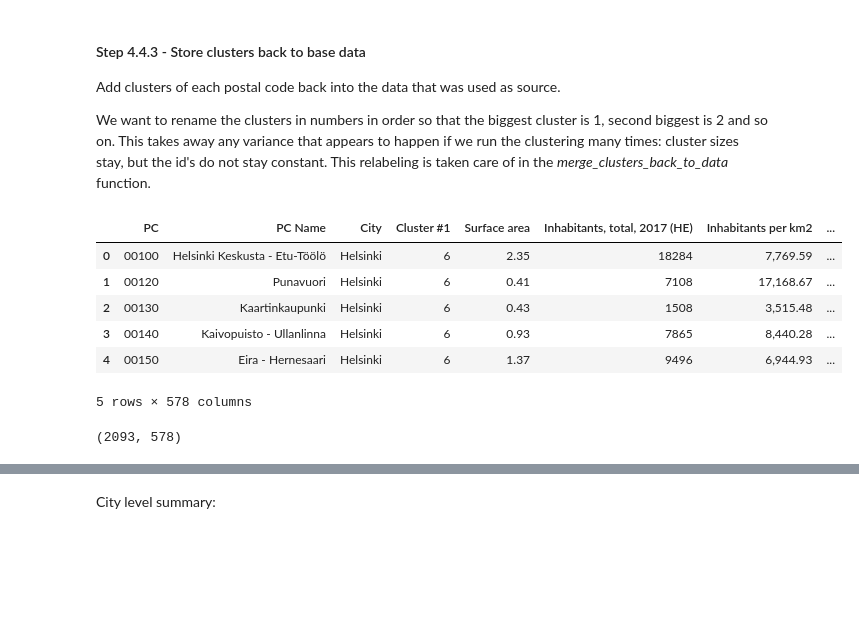
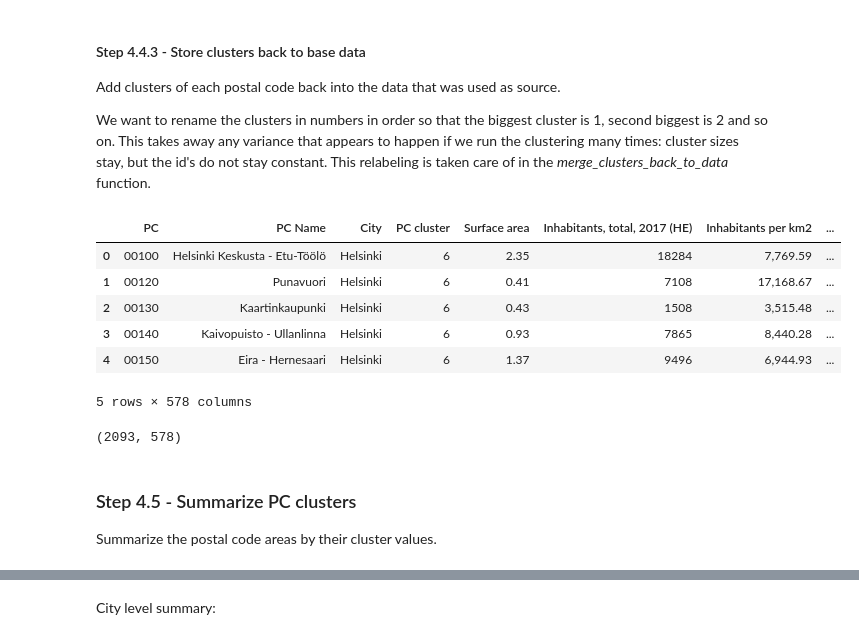
Before and after one commit to aitennek/Coursera_Capstone, a Jupyter notebook: Final_assignment/Capstone workbook.ipynb, the cells around one changed output, grey strips where cells are left out. Cells and saved outputs as stored; diff of their text form; code cells hidden in the pictures; blank space fills up the shorter version.

```diff
--- a/Final_assignment/Capstone workbook.ipynb
+++ b/Final_assignment/Capstone workbook.ipynb
@@ -1621,14 +1780,14 @@ if we run the clustering many times: cluster sizes stay, but the id's do not sta
 # %%
 
 # Add the cluster ids back to the source data
-paavo_venues_df = merge_clusters_back_to_data(paavo_venues_df['City'].isin(filter_cities), paavo_venues_df, 'PC', clusters, k, 'Cluster #1')
+paavo_venues_df = merge_clusters_back_to_data(paavo_venues_df['City'].isin(filter_cities), paavo_venues_df, 'PC', clusters, k, 'PC cluster')
 
 # sort columns to have it seen more easily
-paavo_venues_df = paavo_venues_df[list_order_to_top(['PC', 'PC Name', 'City', 'Cluster #1'], paavo_venues_df.columns.tolist())]
+paavo_venues_df = paavo_venues_df[list_order_to_top(['PC', 'PC Name', 'City', 'PC cluster'], paavo_venues_df.columns.tolist())]
 
 paavo_venues_df.head()
 # %% [output]
-|  | PC | PC Name | City | Cluster #1 | Surface area | Inhabitants, total, 2017 (HE) | Inhabitants per km2 | ... |
+|  | PC | PC Name | City | PC cluster | Surface area | Inhabitants, total, 2017 (HE) | Inhabitants per km2 | ... |
 | 0 | 00100 | Helsinki Keskusta - Etu-Töölö | Helsinki | 6 | 2.35 | 18284 | 7,769.59 | ... |
 | 1 | 00120 | Punavuori | Helsinki | 6 | 0.41 | 7108 | 17,168.67 | ... |
 | 2 | 00130 | Kaartinkaupunki | Helsinki | 6 | 0.43 | 1508 | 3,515.48 | ... |
@@ -1639,3 +1798,7 @@ paavo_venues_df.head()
 paavo_venues_df.shape
 # %% [output]
 (2093, 578)
+# %% [markdown]
+### Step 4.5 - Summarize PC clusters
+
+Summarize the postal code areas by their cluster values.
```
Also changed, not shown: parts of 42 cells of this notebook.
